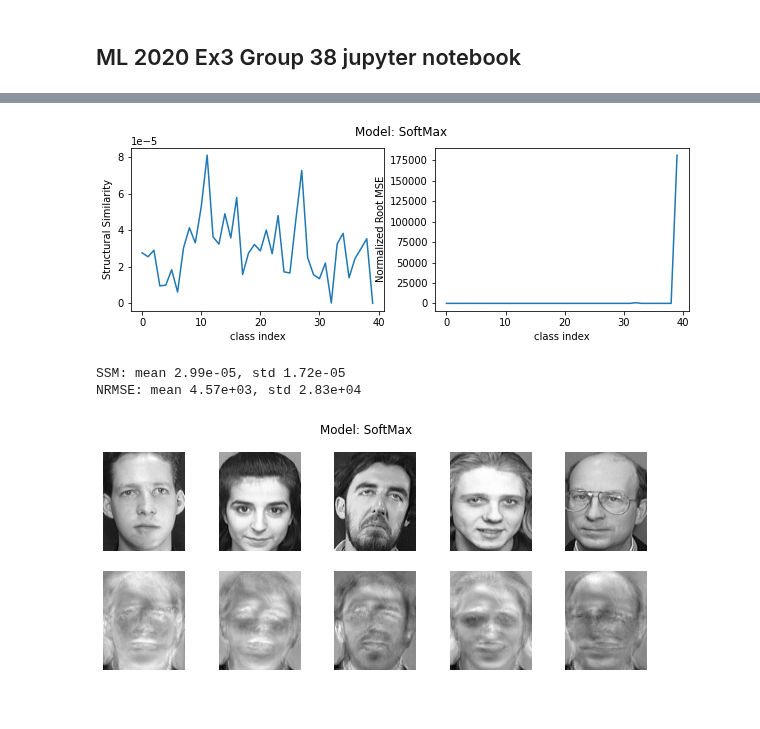
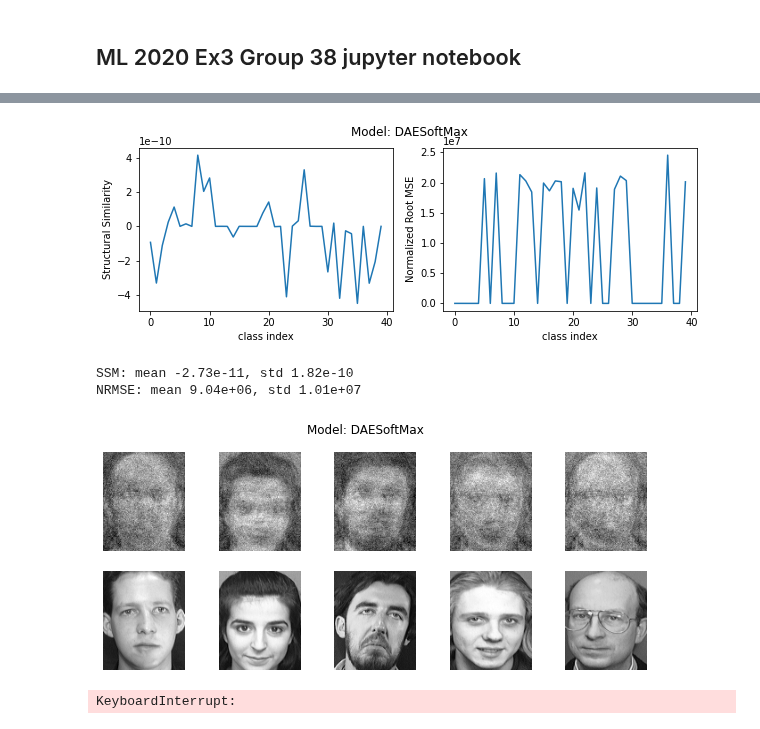
Before and after one commit to omgwenxx/machine_learning, a Jupyter notebook: assignment3/app/template.ipynb, the cells around one changed output, grey strips where cells are left out. Drawn from its saved outputs; the diff is of its cells as text; code cells hidden in the pictures.

Commit message:
implemented process function in invert

```diff
--- a/assignment3/app/template.ipynb
+++ b/assignment3/app/template.ipynb
@@ -103,5 +84,3 @@ Finished at 16:29:12, duration in sec: 1188
 # %%
-# invert softmax model
-
-invert(DAESoftMax(), lrMod=0.001, lrInv=0.001, nStep=50, plot=True)
+invertDAE(DAESoftMax(), lrMod=0.001, lrInv=0.001, nStep=20, processing=False, plot=True)
 # %% [output]
@@ -110,7 +91,11 @@ Finished at 16:30:12, duration in sec: 5
-[figure, old version]
+[figure, new version]
-SSM: mean 2.99e-05, std 1.72e-05
-NRMSE: mean 4.57e+03, std 2.83e+04
+SSM: mean -2.73e-11, std 1.82e-10
+NRMSE: mean 9.04e+06, std 1.01e+07
-[figure, old version]
+[figure, new version]
+# %%
+invertDAE(DAESoftMax(), lrMod=0.001, lrInv=0.001, nStep=20, processing=True, plot=True)
+# %% [output]
+KeyboardInterrupt:
 # %%
 buildModel(SoftMax(), lRate=0.01, epochs=30, plot=True)
 # %% [output]
```
Also changed, not shown: parts of 13 cells of this notebook, 4 other files.
